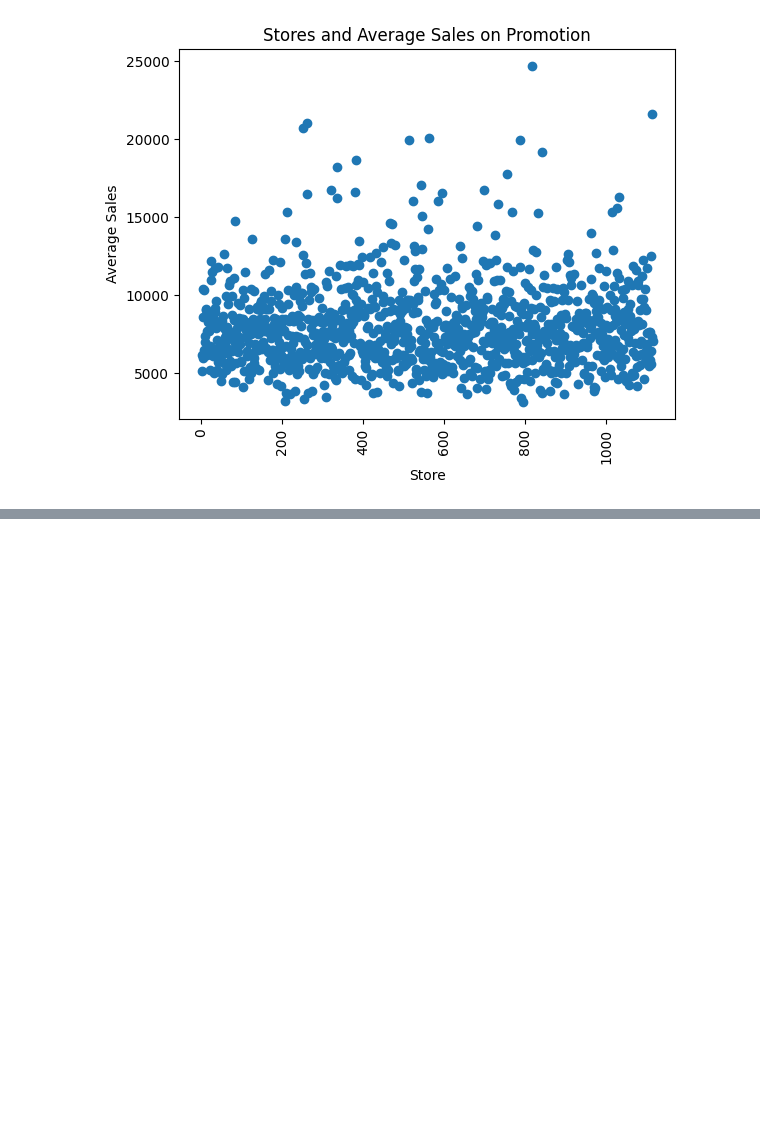
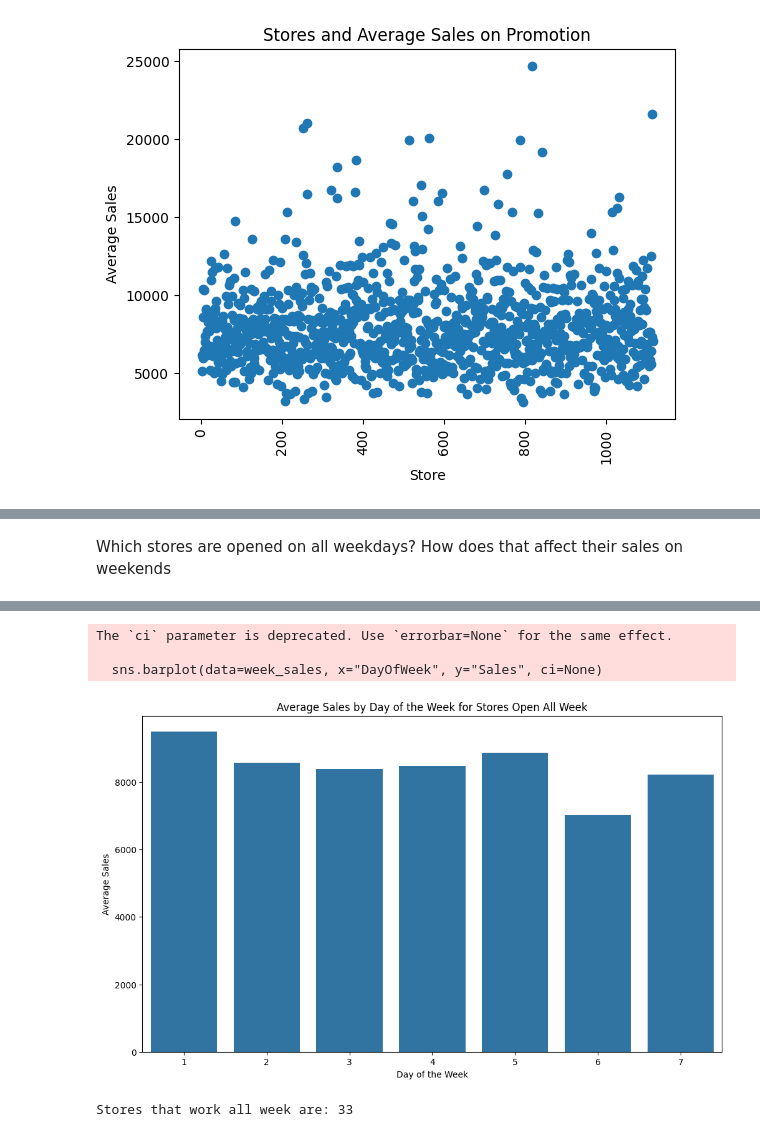
Before and after one commit to brook1167/Rossmann-Pharmaceuticals, a Jupyter notebook: notebooks/exploratory_analysis.ipynb, the cells around one changed output, grey strips where cells are left out. Saved outputs shown, nothing was run; the diff lists cells and outputs as text; code cells hidden in the pictures; blank space fills up the shorter version.

```diff
--- a/notebooks/exploratory_analysis.ipynb
+++ b/notebooks/exploratory_analysis.ipynb
@@ -339,0 +357,33 @@ Number of Stores with less than 5143.545555555555 mean sales are 112
+# %% [markdown]
+Which stores are opened on all weekdays? How does that affect their sales on weekends
+# %%
+# Filter open stores
+open_stores = train_store[train_store.Open == 1]
+
+# Count unique days of the week each store is open
+each_day = open_stores[['Store', 'DayOfWeek']].groupby('Store').nunique()
+
+# Get stores that are open every day of the week
+all_week_stores = each_day[each_day.DayOfWeek == 7]
+stores_id = all_week_stores.reset_index()['Store']
+
+# Filter stores that are open every day
+get_stores = open_stores[open_stores.Store.isin(stores_id)]
+get_stores = get_stores[['Store', 'Sales', 'Customers', 'DayOfWeek']]
+
+# Calculate average sales per day of the week
+week_sales = get_stores.groupby('DayOfWeek').mean().reset_index()
+
+# Create a bar plot for average sales by day of the week
+plt.figure(figsize=(12, 7))
+sns.barplot(data=week_sales, x="DayOfWeek", y="Sales", ci=None)
+
+# Add title and labels
+plt.title('Average Sales by Day of the Week for Stores Open All Week')
+plt.xlabel('Day of the Week')
+plt.ylabel('Average Sales')
+plt.show()
+
+# Print the number of stores that work all week
+print(f'Stores that work all week are: {all_week_stores.shape[0]}')
+# %% [output]
@@ -339,0 +392,5 @@ Number of Stores with less than 5143.545555555555 mean sales are 112
+The `ci` parameter is deprecated. Use `errorbar=None` for the same effect.
+
+  sns.barplot(data=week_sales, x="DayOfWeek", y="Sales", ci=None)
+[figure, added]
+Stores that work all week are: 33
```
Also changed, not shown: parts of 9 cells of this notebook.
